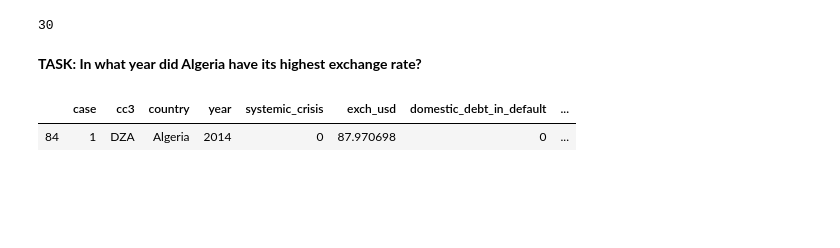
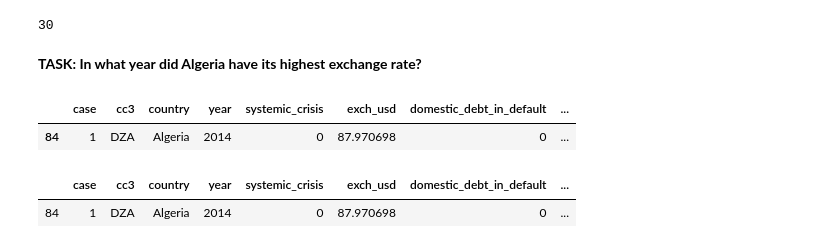
Before and after one commit to o-bissing/TF_Udemy, a Jupyter notebook: 07_Pandas_Exercises.ipynb, the cells around one changed output. Cells and saved outputs as stored; diff of their text form; code cells hidden in the pictures; blank space fills up the shorter version.

```diff
--- a/07_Pandas_Exercises.ipynb
+++ b/07_Pandas_Exercises.ipynb
@@ -153,3 +185,8 @@ Name: systemic_crisis, dtype: int64
+# %%
+df[df['country']=='Algeria'].sort_values('exch_usd',ascending=False).head(1)
+# %% [output]
+|  | case | cc3 | country | year | systemic_crisis | exch_usd | domestic_debt_in_default | ... |
+| 84 | 1 | DZA | Algeria | 2014 | 0 | 87.970698 | 0 | ... |
 # %%
 # %% [output]
 |  | case | cc3 | country | year | systemic_crisis | exch_usd | domestic_debt_in_default | ... |
```
Also changed, not shown: parts of 9 cells of this notebook.
